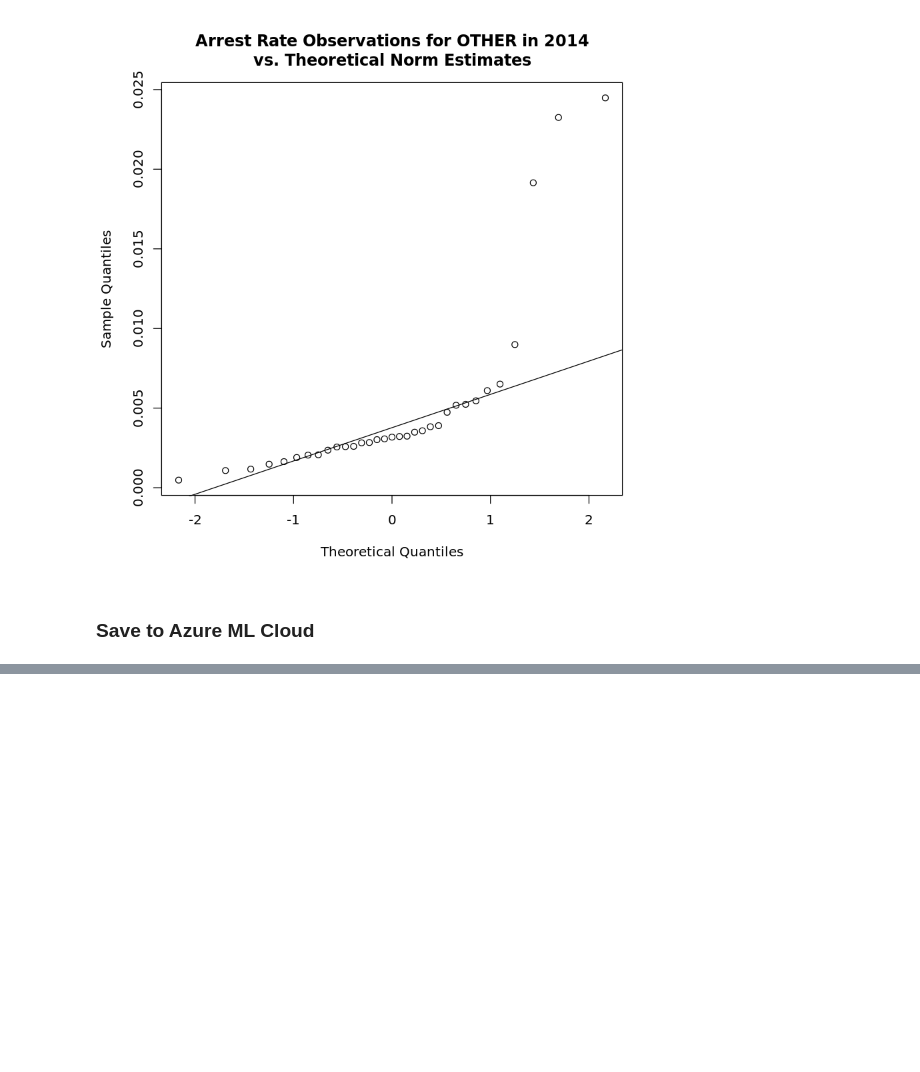
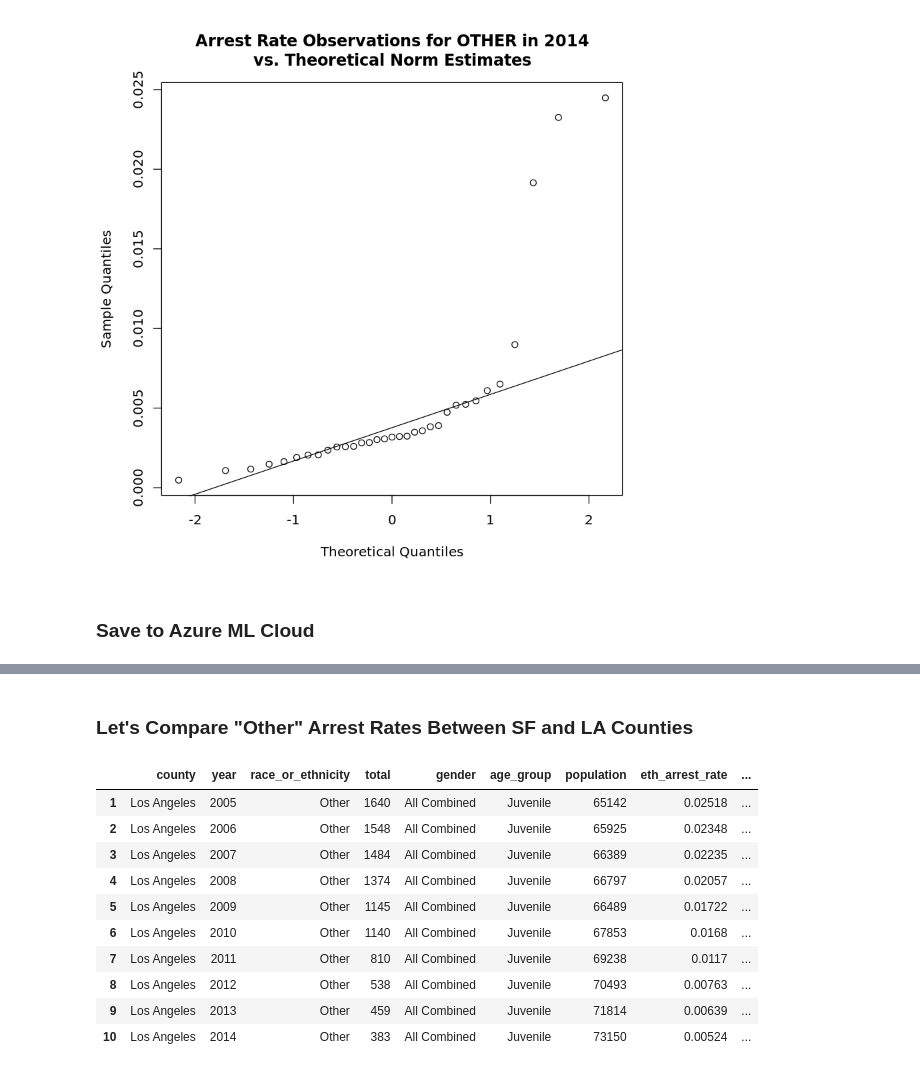
Before and after one commit to sfbrigade/CA_DOJ_OpenJustice, a Jupyter notebook: ethnic_enforcement_outliers.ipynb, the cells around one changed output, grey strips where cells are left out. Cells and saved outputs as stored; diff of their text form; code cells hidden in the pictures; blank space fills up the shorter version.

```diff
--- a/ethnic_enforcement_outliers.ipynb
+++ b/ethnic_enforcement_outliers.ipynb
@@ -529,0 +514,16 @@ write.csv(dat_stats, "juv-ethnic-arrests_outliers_2005-2014.csv", row.names = F)
+# %% [markdown]
+### Let's Compare "Other" Arrest Rates Between SF and LA Counties
+# %%
+dat_stats[dat_stats$county %in% "Los Angeles" & dat_stats$race_or_ethnicity %in% "Other",]
+# %% [output]
+|  | county | year | race_or_ethnicity | total | gender | age_group | population | eth_arrest_rate | ... |
+| 1 | Los Angeles | 2005 | Other | 1640 | All Combined | Juvenile | 65142 | 0.02518 | ... |
+| 2 | Los Angeles | 2006 | Other | 1548 | All Combined | Juvenile | 65925 | 0.02348 | ... |
+| 3 | Los Angeles | 2007 | Other | 1484 | All Combined | Juvenile | 66389 | 0.02235 | ... |
+| 4 | Los Angeles | 2008 | Other | 1374 | All Combined | Juvenile | 66797 | 0.02057 | ... |
+| 5 | Los Angeles | 2009 | Other | 1145 | All Combined | Juvenile | 66489 | 0.01722 | ... |
+| 6 | Los Angeles | 2010 | Other | 1140 | All Combined | Juvenile | 67853 | 0.0168 | ... |
+| 7 | Los Angeles | 2011 | Other | 810 | All Combined | Juvenile | 69238 | 0.0117 | ... |
+| 8 | Los Angeles | 2012 | Other | 538 | All Combined | Juvenile | 70493 | 0.00763 | ... |
+| 9 | Los Angeles | 2013 | Other | 459 | All Combined | Juvenile | 71814 | 0.00639 | ... |
+| 10 | Los Angeles | 2014 | Other | 383 | All Combined | Juvenile | 73150 | 0.00524 | ... |
```
Also changed, not shown: parts of 20 cells of this notebook, 1 other file.
